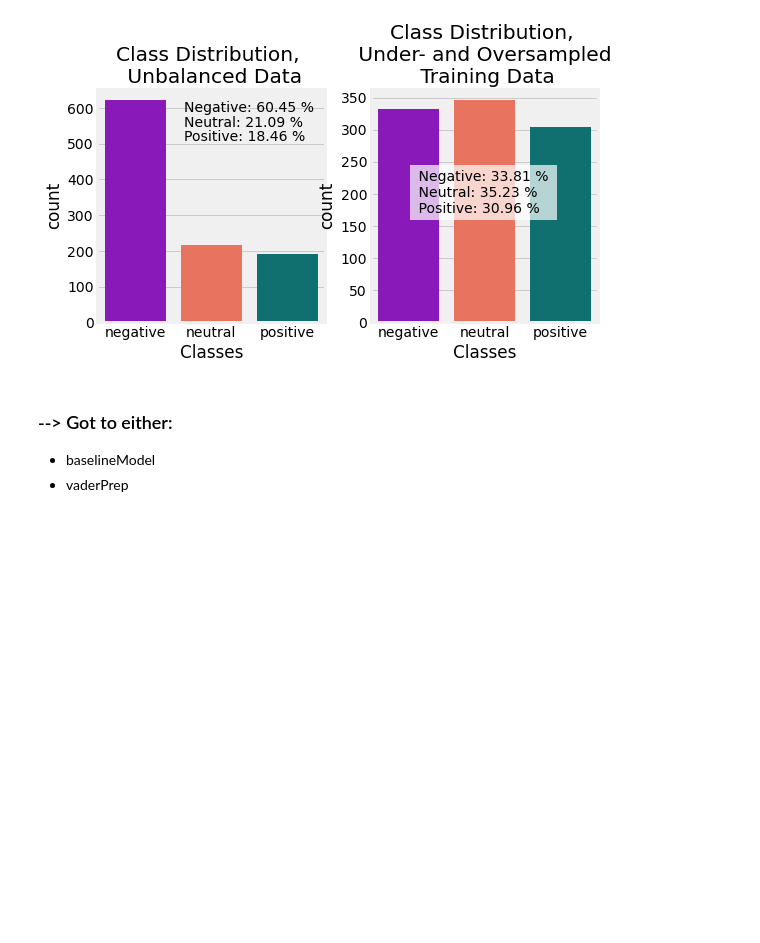
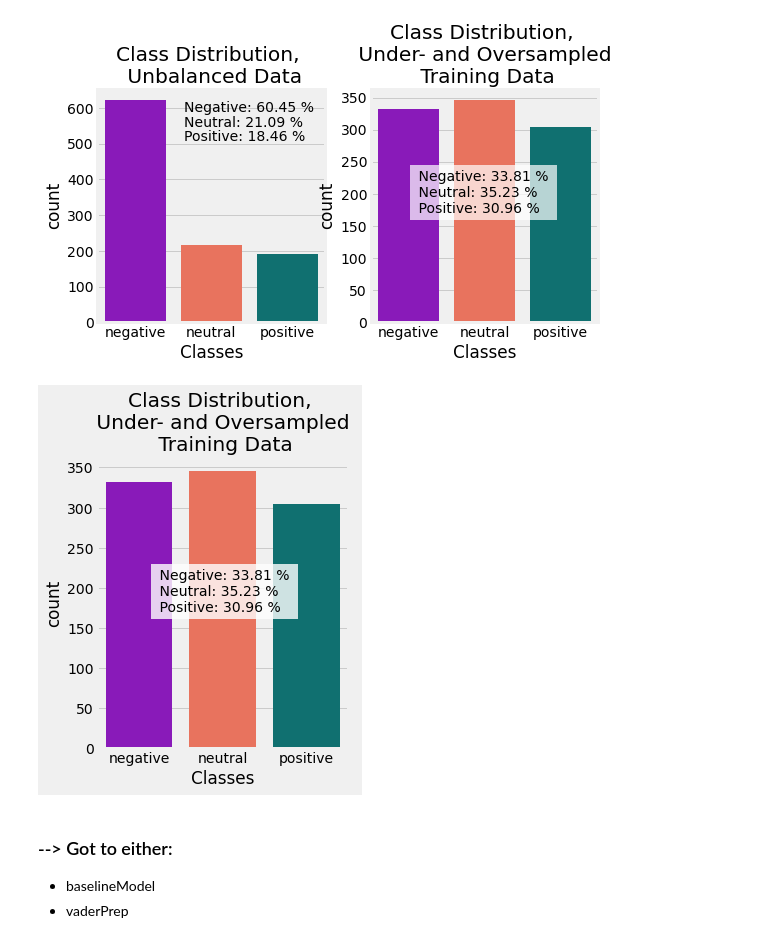
Before and after one commit to loopyQueen/RefugeeSentiment, a Jupyter notebook: dataSplitBalance.ipynb, the cells around one changed output. Cells and saved outputs as stored; diff of their text form; code cells hidden in the pictures; blank space fills up the shorter version.

```diff
--- a/dataSplitBalance.ipynb
+++ b/dataSplitBalance.ipynb
@@ -912,4 +932,15 @@ plt.figtext(.63, .45, " Negative: {} % \n Neutral: {} % \n Positive: {} %".forma
 fig.set_facecolor('white')
 # %% [output]
 [figure]
+# %%
+# Plot class distribution for the undersampled set alone
+plt.figure(figsize=(4, 5))
+plot_colors = ['darkviolet','tomato', 'teal']
+sns.countplot(x=underOver_y_train["y_sent"], palette=plot_colors).set_xticklabels(["negative", "neutral", "positive"])
+plt.xlabel('Classes')
+plt.title('Class Distribution, \n Under- and Oversampled \n Training Data')
+plt.figtext(.28, .45, " Negative: {} % \n Neutral: {} % \n Positive: {} %".format(neg_perct_underOver_t, neu_perct_underOver_t, pos_perct_underOver_t), bbox=dict(facecolor='white', edgecolor='none', alpha=.8))
+fig.set_facecolor('white')
+# %% [output]
+[figure, added]
 # %%
```
Also changed, not shown: parts of 6 cells of this notebook, 3 other files.
